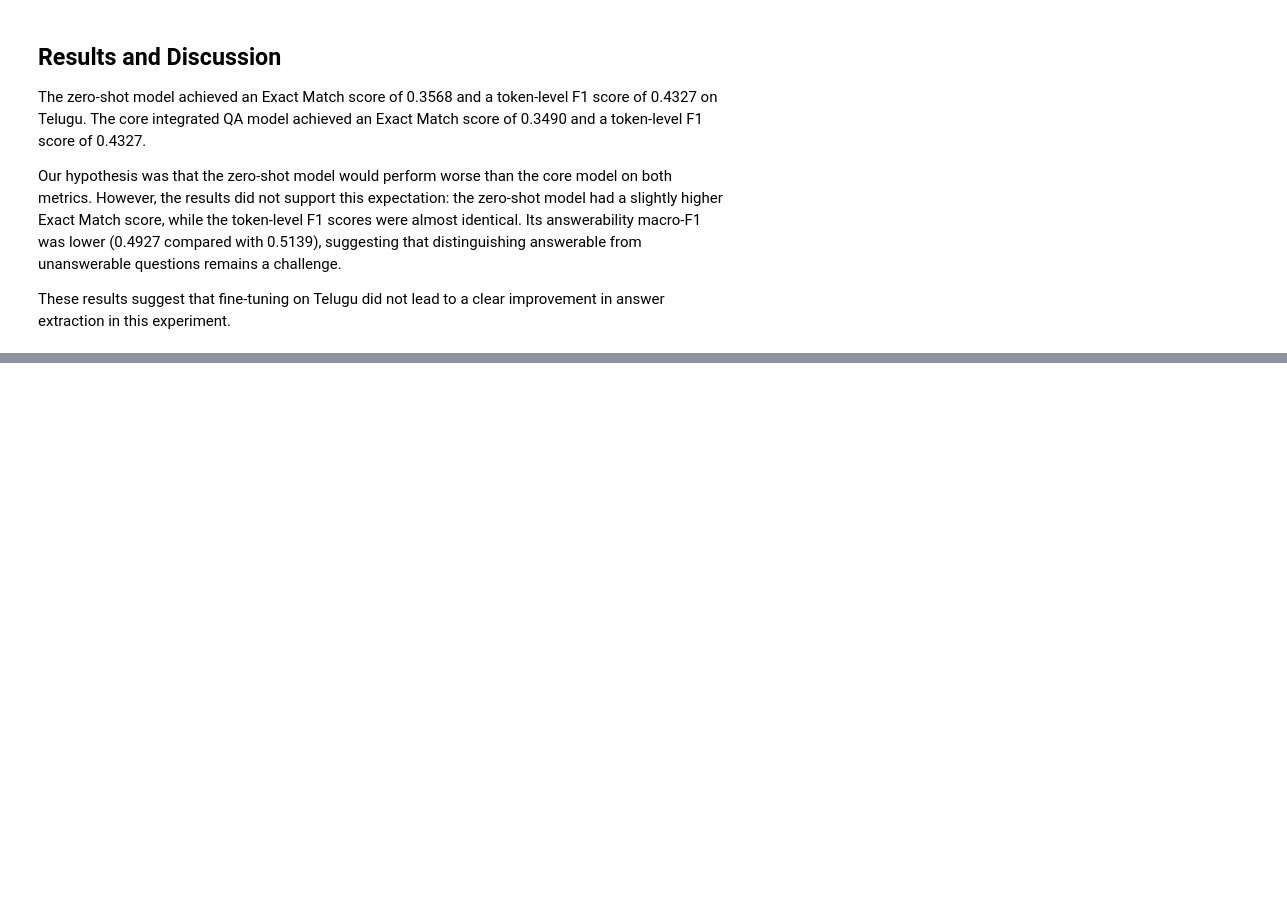
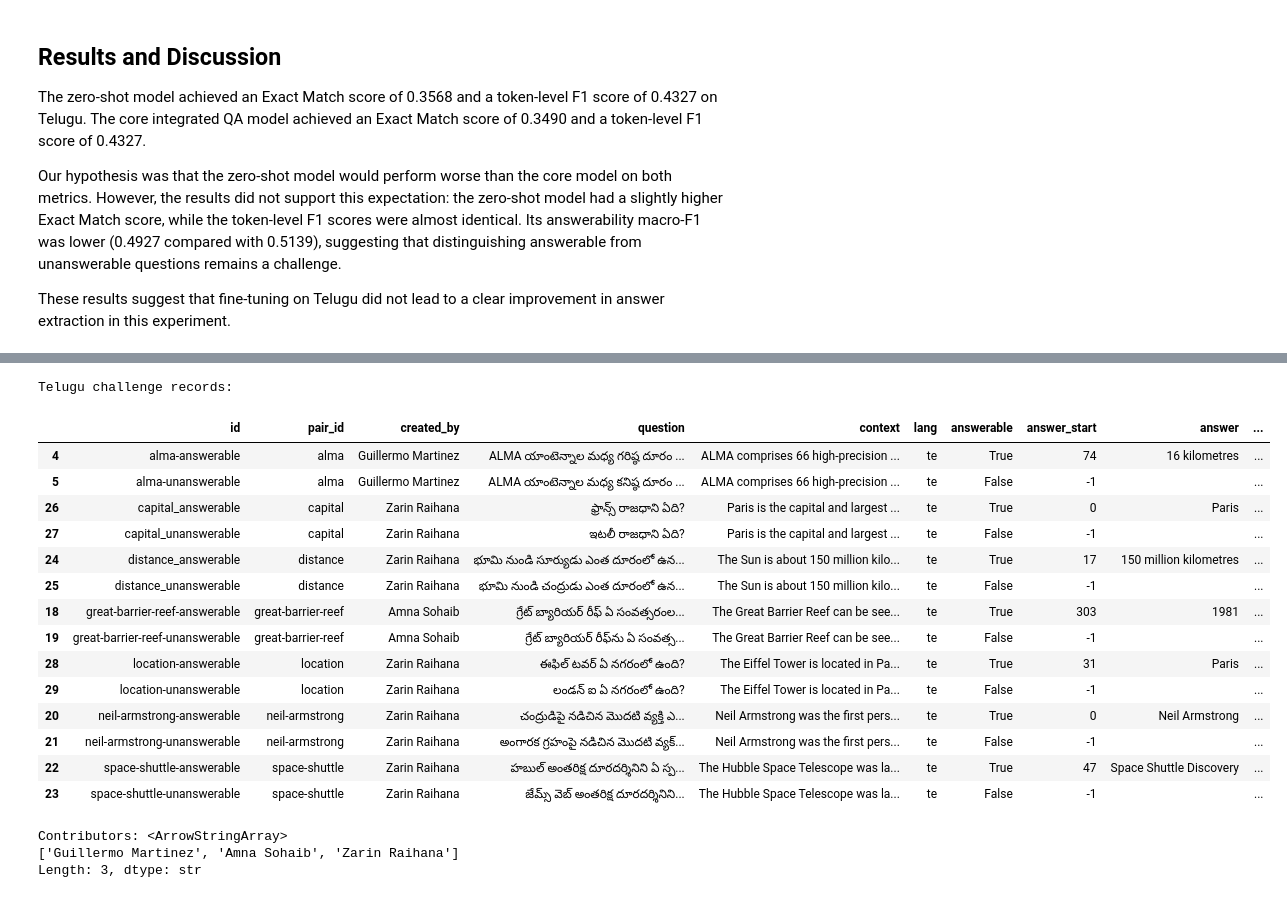
Before and after one commit to wiwillym/nlp-ku-project, a Jupyter notebook: notebooks/8_zero_shot.ipynb, the cells around one changed output, grey strips where cells are left out. Cells and saved outputs as stored; diff of their text form; code cells hidden in the pictures; blank space fills up the shorter version.

```diff
--- a/notebooks/8_zero_shot.ipynb
+++ b/notebooks/8_zero_shot.ipynb
@@ -768,3 +768,41 @@ The zero-shot model achieved an Exact Match score of 0.3568 and a token-level F1
 Our hypothesis was that the zero-shot model would perform worse than the core model on both metrics. However, the results did not support this expectation: the zero-shot model had a slightly higher Exact Match score, while the token-level F1 scores were almost identical. Its answerability macro-F1 was lower (0.4927 compared with 0.5139), suggesting that distinguishing answerable from unanswerable questions remains a challenge.
 
 These results suggest that fine-tuning on Telugu did not lead to a clear improvement in answer extraction in this experiment.
+# %%
+from pathlib import Path
+import os
+import sys
+
+PROJECT_ROOT = Path("/content/nlp-ku-project")
+
+assert PROJECT_ROOT.exists(), (
+    f"Project not found at {PROJECT_ROOT}. "
+    "Update PROJECT_ROOT to your actual repository location."
+)
+
+os.chdir(PROJECT_ROOT)
+
+if str(PROJECT_ROOT) not in sys.path:
+    sys.path.insert(0, str(PROJECT_ROOT))
+
+ZERO_SHOT_PATH = PROJECT_ROOT / "checkpoints" / "zero_shot_telugu_qa"
+CHALLENGE_PATH = PROJECT_ROOT / "student_starter" / "challenge.json"
+
+required_files = [
+    PROJECT_ROOT / "src" / "challenge_eval.py",
+    PROJECT_ROOT / "student_starter" / "validate_challenge.py",
+    CHALLENGE_PATH,
+]
+
+print("Project root:", PROJECT_ROOT)
+
+for path in required_files:
+    print("OK" if path.exists() else "MISSING", path)
+
+print("\nZero-shot checkpoint:", ZERO_SHOT_PATH)
+if ZERO_SHOT_PATH.exists():
+    print("Checkpoint files:", [
+        p.name for p in ZERO_SHOT_PATH.iterdir()
+    ])
+else:
+    print("Checkpoint is missing. Complete 8zeroshot first.")
@@ -770,0 +979,41 @@ These results suggest that fine-tuning on Telugu did not lead to a clear improve
+# %%
+print("\nTelugu challenge records:")
+telugu_records = challenge_df[
+    challenge_df["lang"] == "te"
+].sort_values("pair_id")
+
+display(telugu_records)
+# %% [output]
+Telugu challenge records:
+|  | id | pair_id | created_by | question | context | lang | answerable | answer_start | answer | ... |
+| 4 | alma-answerable | alma | Guillermo Martinez | ALMA యాంటెన్నాల మధ్య గరిష్ఠ దూరం ... | ALMA comprises 66 high-precision ... | te | True | 74 | 16 kilometres | ... |
+| 5 | alma-unanswerable | alma | Guillermo Martinez | ALMA యాంటెన్నాల మధ్య కనిష్ఠ దూరం ... | ALMA comprises 66 high-precision ... | te | False | -1 |  | ... |
+| 26 | capital_answerable | capital | Zarin Raihana | ఫ్రాన్స్ రాజధాని ఏది? | Paris is the capital and largest ... | te | True | 0 | Paris | ... |
+| 27 | capital_unanswerable | capital | Zarin Raihana | ఇటలీ రాజధాని ఏది? | Paris is the capital and largest ... | te | False | -1 |  | ... |
+| 24 | distance_answerable | distance | Zarin Raihana | భూమి నుండి సూర్యుడు ఎంత దూరంలో ఉన... | The Sun is about 150 million kilo... | te | True | 17 | 150 million kilometres | ... |
+| 25 | distance_unanswerable | distance | Zarin Raihana | భూమి నుండి చంద్రుడు ఎంత దూరంలో ఉన... | The Sun is about 150 million kilo... | te | False | -1 |  | ... |
+| 18 | great-barrier-reef-answerable | great-barrier-reef | Amna Sohaib | గ్రేట్ బ్యారియర్ రీఫ్ ఏ సంవత్సరంల... | The Great Barrier Reef can be see... | te | True | 303 | 1981 | ... |
+| 19 | great-barrier-reef-unanswerable | great-barrier-reef | Amna Sohaib | గ్రేట్ బ్యారియర్ రీఫ్‌ను ఏ సంవత్స... | The Great Barrier Reef can be see... | te | False | -1 |  | ... |
+| 28 | location-answerable | location | Zarin Raihana | ఈఫిల్ టవర్ ఏ నగరంలో ఉంది? | The Eiffel Tower is located in Pa... | te | True | 31 | Paris | ... |
+| 29 | location-unanswerable | location | Zarin Raihana | లండన్ ఐ ఏ నగరంలో ఉంది? | The Eiffel Tower is located in Pa... | te | False | -1 |  | ... |
+| 20 | neil-armstrong-answerable | neil-armstrong | Zarin Raihana | చంద్రుడిపై నడిచిన మొదటి వ్యక్తి ఎ... | Neil Armstrong was the first pers... | te | True | 0 | Neil Armstrong | ... |
+| 21 | neil-armstrong-unanswerable | neil-armstrong | Zarin Raihana | అంగారక గ్రహంపై నడిచిన మొదటి వ్యక్... | Neil Armstrong was the first pers... | te | False | -1 |  | ... |
+| 22 | space-shuttle-answerable | space-shuttle | Zarin Raihana | హబుల్ అంతరిక్ష దూరదర్శినిని ఏ స్ప... | The Hubble Space Telescope was la... | te | True | 47 | Space Shuttle Discovery | ... |
+| 23 | space-shuttle-unanswerable | space-shuttle | Zarin Raihana | జేమ్స్ వెబ్ అంతరిక్ష దూరదర్శినిని... | The Hubble Space Telescope was la... | te | False | -1 |  | ... |
+# %%
+if "created_by" in challenge_df.columns:
+    print("Contributors:", challenge_df["created_by"].unique())
+
+    MY_CONTRIBUTOR_ID = "Zarin Raihana"
+
+    my_challenge_records = challenge_df[
+        challenge_df["created_by"] == MY_CONTRIBUTOR_ID
+    ].sort_values("pair_id")
+
+else:
+    # Fallback: inspect all Telugu records.
+    my_challenge_records = telugu_records.copy()
+# %% [output]
+Contributors: <ArrowStringArray>
+['Guillermo Martinez', 'Amna Sohaib', 'Zarin Raihana']
+Length: 3, dtype: str
```
Also changed, not shown: parts of 10 cells of this notebook.
